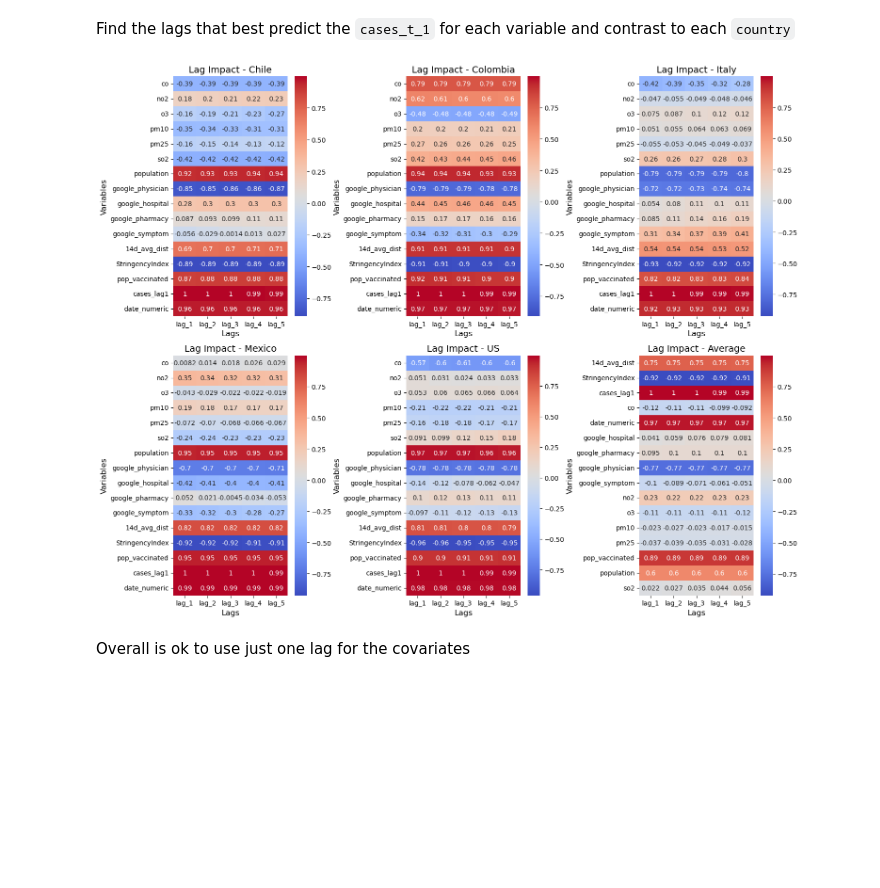
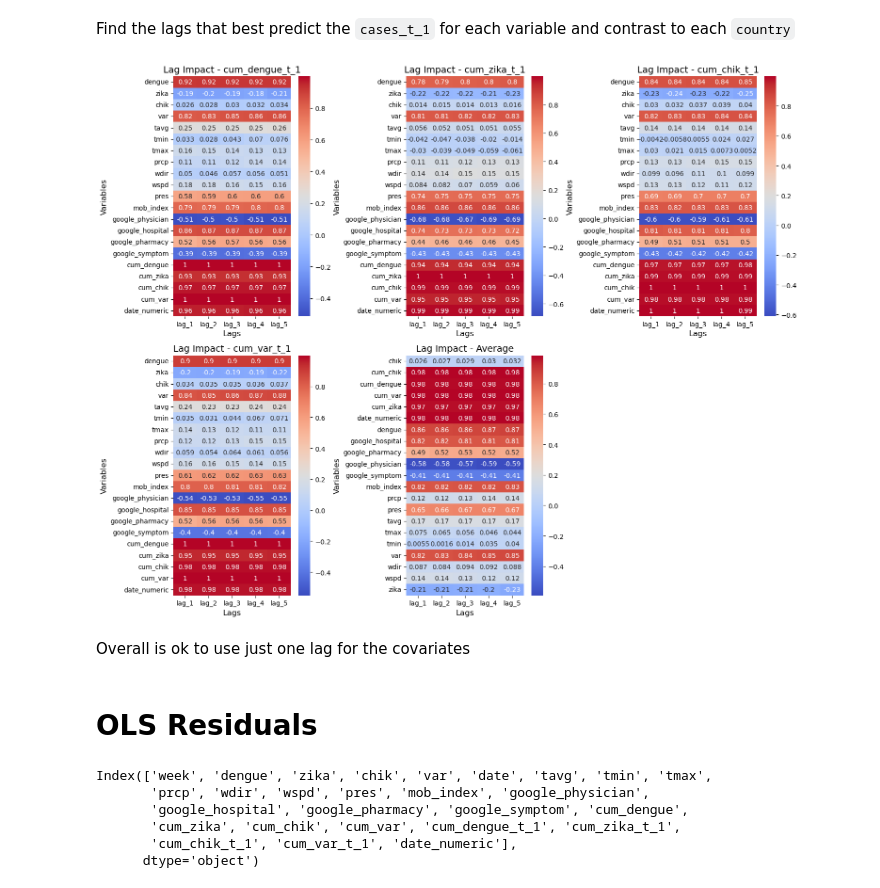
Before and after one commit to danielgvb/thesis, a Jupyter notebook: modelling/09_Multivariate_epidemics.ipynb, the cells around one changed output. Drawn from its saved outputs; the diff is of its cells as text; code cells hidden in the pictures; blank space fills up the shorter version.

````diff
--- a/modelling/09_Multivariate_epidemics.ipynb
+++ b/modelling/09_Multivariate_epidemics.ipynb
@@ -32,9 +30,13 @@ Index(['week', 'dengue', 'zika', 'chik', 'var', 'date', 'tavg', 'tmin', 'tmax',
        'prcp', 'wdir', 'wspd', 'pres', 'mob_index', 'google_physician',
        'google_hospital', 'google_pharmacy', 'google_symptom'],
       dtype='object')
+# %%
+tarteg_cols = ['dengue', 'zika', 'chik', 'var']
+for col in tarteg_cols:
+    df['cum_'+ col ] = np.cumsum(df[col])
 # %%
-df['dengue_t_1'] = df['dengue'].shift(-1)
-df['zika_t_1'] = df['zika'].shift(-1)
-df['chik_t_1'] = df['chik'].shift(-1)
-df['var_t_1'] = df['var'].shift(-1)
+df['cum_dengue_t_1'] = df['cum_dengue'].shift(-1)
+df['cum_zika_t_1'] = df['cum_zika'].shift(-1)
+df['cum_chik_t_1'] = df['cum_chik'].shift(-1)
+df['cum_var_t_1'] = df['cum_var'].shift(-1)
 # %%
@@ -100,5 +111,5 @@ df_og = df.copy()
 # %%
-targets = ['dengue_t_1', 'zika_t_1', 'chik_t_1', 'var_t_1']
+targets = ['cum_dengue_t_1', 'cum_zika_t_1', 'cum_chik_t_1', 'cum_var_t_1']
 # %%
 from sklearn.preprocessing import StandardScaler
 from sklearn.linear_model import LinearRegression
@@ -455,68 +468,69 @@ plot_coefficients_by_country(df_og, 'cases_t_1', GradientBoostingRegressor())
 # %% [markdown]
 Find the lags that best predict the ```cases_t_1``` for each variable and contrast to each ```country```
 # %%
-def variable_lag_impact(df, target_variable, max_lag=5):
-    country_names = df['country'].unique()
+def variable_lag_impact(df, targets, max_lag=5):
     results = {}
 
-    for country_name in country_names:
-        country_df = df[df['country'] == country_name].reset_index(drop=True)
+    for target in targets:
 
-        drop_columns = [target_variable, 'date', 'country']
-        if target_variable == 'new_cases':
-            drop_columns.extend(['cases', 'cases_t_4', 'cases_t_1'])
-        elif target_variable == 'cases':
-            drop_columns.extend(['new_cases', 'cases_t_4', 'cases_t_1'])
-        elif target_variable == 'cases_t_4':
-            drop_columns.extend(['cases_lag1', 'cases_t_1'])
-        elif target_variable == 'cases_t_1':
-            drop_columns.extend(['cases_lag1', 'cases_t_4'])
+        drop_columns = targets + ['date', 'week']
 
-        variables = [col for col in country_df.columns if col not in drop_columns]
+        variables = [col for col in df.columns if col not in drop_columns]
         corr_dict = {}
 
         for var in variables:
             lag_corrs = []
             for lag in range(1, max_lag + 1):
-                shifted_var = country_df[var].shift(lag)
-                corr = country_df[target_variable].corr(shifted_var)
+                shifted_var = df[var].shift(lag)
+                corr = df[target].corr(shifted_var)
                 lag_corrs.append(corr)
             corr_dict[var] = lag_corrs
 
-        results[country_name] = pd.DataFrame(corr_dict, index=[f'lag_{i}' for i in range(1, max_lag + 1)]).T
+        results[target] = pd.DataFrame(corr_dict, index=[f'lag_{i}' for i in range(1, max_lag + 1)]).T
 
     return results
 # %%
-results = variable_lag_impact(df_og, target_variable='cases', max_lag=5)
+results = variable_lag_impact(df, targets, max_lag=5)
 
 country_names = list(results.keys())
 n_cols = (len(country_names) + 2) // 2
 fig, axes = plt.subplots(2, n_cols, figsize=(5 * n_cols, 12))
 axes = axes.flatten()
 
 # Plot country-specific heatmaps
 for idx, country_name in enumerate(country_names):
     sns.heatmap(results[country_name], annot=True, cmap='coolwarm', ax=axes[idx])
     axes[idx].set_title(f'Lag Impact - {country_name}', fontsize=14)
     axes[idx].set_xlabel('Lags', fontsize=12)
     axes[idx].set_ylabel('Variables', fontsize=12)
 
 # Compute average table
 average_df = pd.concat(results.values()).groupby(level=0).mean()
 
 # Plot average heatmap
 sns.heatmap(average_df, annot=True, cmap='coolwarm', ax=axes[len(country_names)])
 axes[len(country_names)].set_title('Lag Impact - Average', fontsize=14)
 axes[len(country_names)].set_xlabel('Lags', fontsize=12)
 axes[len(country_names)].set_ylabel('Variables', fontsize=12)
 
 # Remove empty subplots
 for idx in range(len(country_names) + 1, len(axes)):
     fig.delaxes(axes[idx])
 
 plt.tight_layout()
 plt.show()
 # %% [output]
-[figure, old version]
+[figure, new version]
 # %% [markdown]
 Overall is ok to use just one lag for the covariates
+# %% [markdown]
+# OLS Residuals
+# %%
+df.columns
+# %% [output]
+Index(['week', 'dengue', 'zika', 'chik', 'var', 'date', 'tavg', 'tmin', 'tmax',
+       'prcp', 'wdir', 'wspd', 'pres', 'mob_index', 'google_physician',
+       'google_hospital', 'google_pharmacy', 'google_symptom', 'cum_dengue',
+       'cum_zika', 'cum_chik', 'cum_var', 'cum_dengue_t_1', 'cum_zika_t_1',
+       'cum_chik_t_1', 'cum_var_t_1', 'date_numeric'],
+      dtype='object')
````
Also changed, not shown: parts of 36 cells of this notebook, 1 other file.
